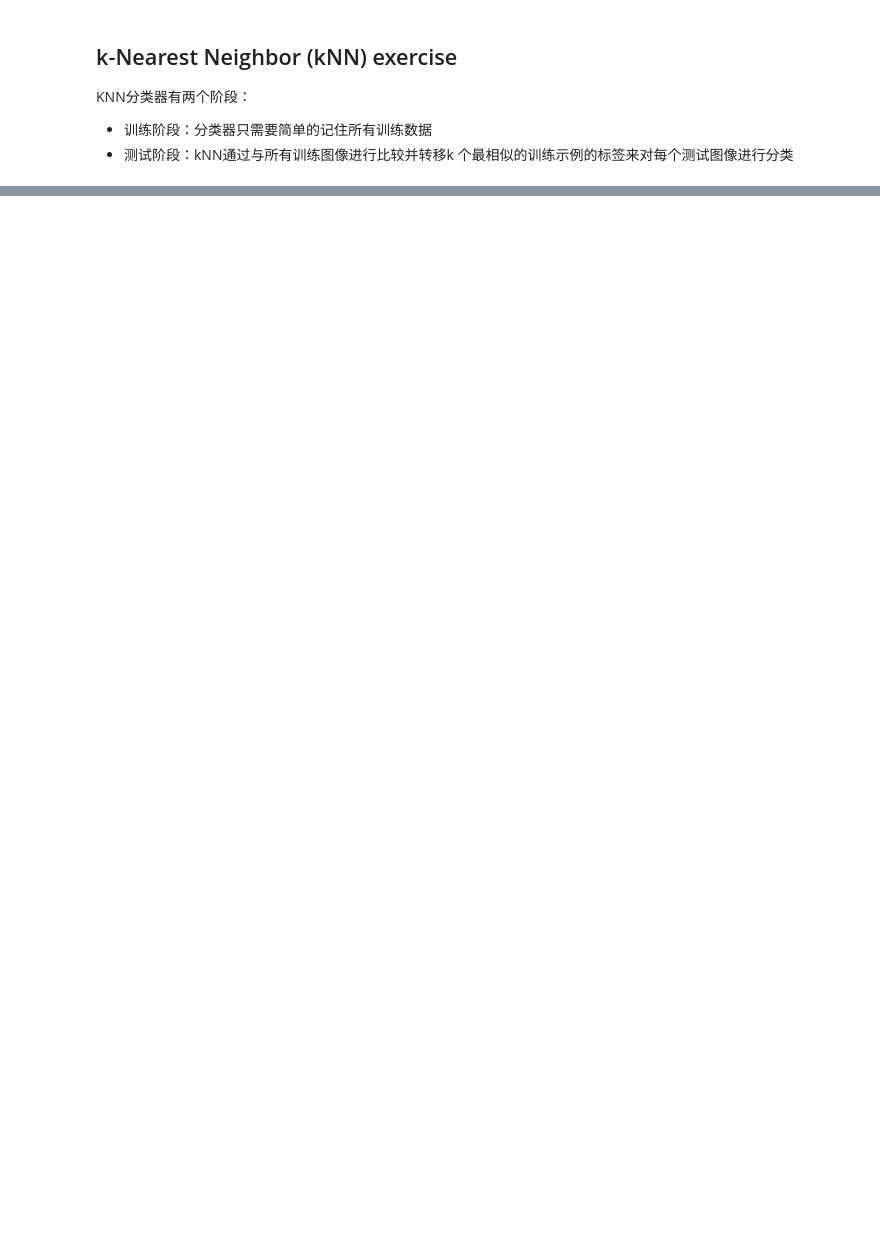
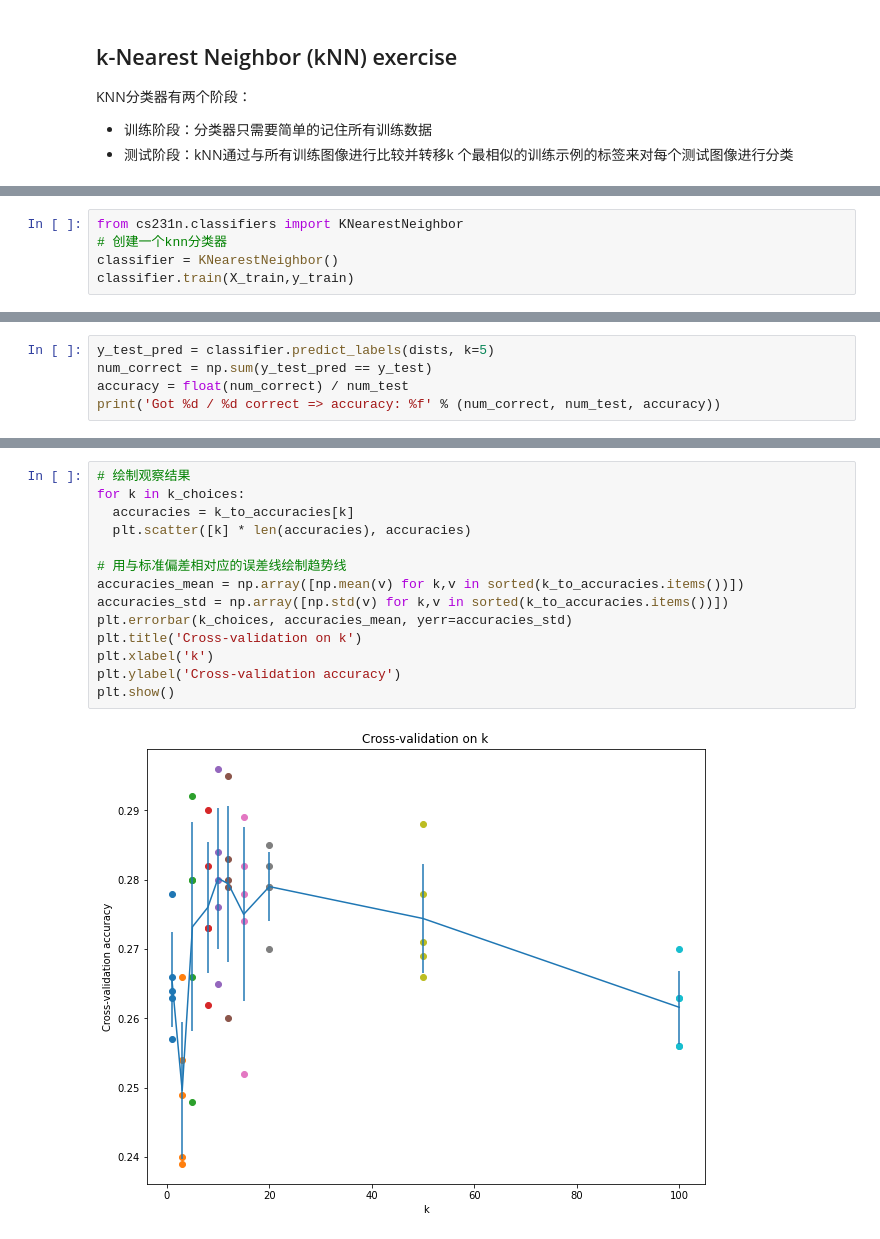
Before and after one commit to wubmu/cs231n, a Jupyter notebook: assignment1/knn.ipynb, the cells around one changed output, grey strips where cells are left out. Cells and saved outputs as stored; diff of their text form; blank space fills up the shorter version.

```diff
--- a/assignment1/knn.ipynb
+++ b/assignment1/knn.ipynb
@@ -52,0 +91,5 @@ num_classes = len(classes)
+# %%
+from cs231n.classifiers import KNearestNeighbor
+# 创建一个knn分类器
+classifier = KNearestNeighbor()
+classifier.train(X_train,y_train)
@@ -52,0 +124,5 @@ num_classes = len(classes)
+# %%
+y_test_pred = classifier.predict_labels(dists, k=5)
+num_correct = np.sum(y_test_pred == y_test)
+accuracy = float(num_correct) / num_test
+print('Got %d / %d correct => accuracy: %f' % (num_correct, num_test, accuracy))
@@ -52,0 +300,16 @@ num_classes = len(classes)
+# %%
+# 绘制观察结果
+for k in k_choices:
+  accuracies = k_to_accuracies[k]
+  plt.scatter([k] * len(accuracies), accuracies)
+
+# 用与标准偏差相对应的误差线绘制趋势线
+accuracies_mean = np.array([np.mean(v) for k,v in sorted(k_to_accuracies.items())])
+accuracies_std = np.array([np.std(v) for k,v in sorted(k_to_accuracies.items())])
+plt.errorbar(k_choices, accuracies_mean, yerr=accuracies_std)
+plt.title('Cross-validation on k')
+plt.xlabel('k')
+plt.ylabel('Cross-validation accuracy')
+plt.show()
+# %% [output]
+[figure, added]
```
Also changed, not shown: parts of 17 cells of this notebook, 2 other files.
